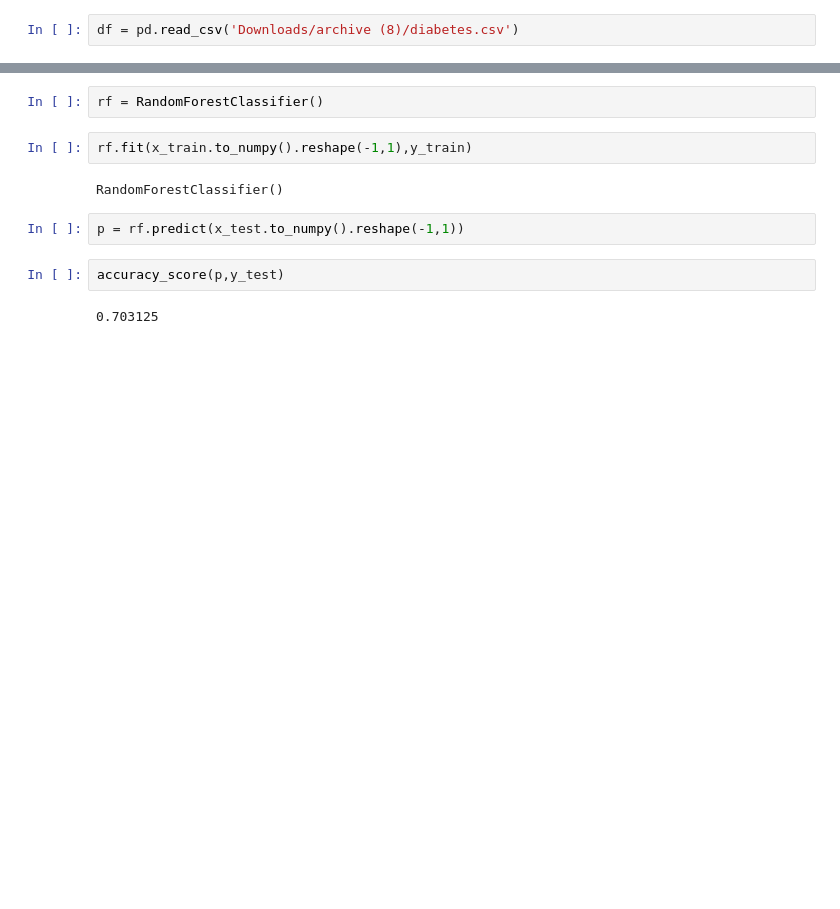
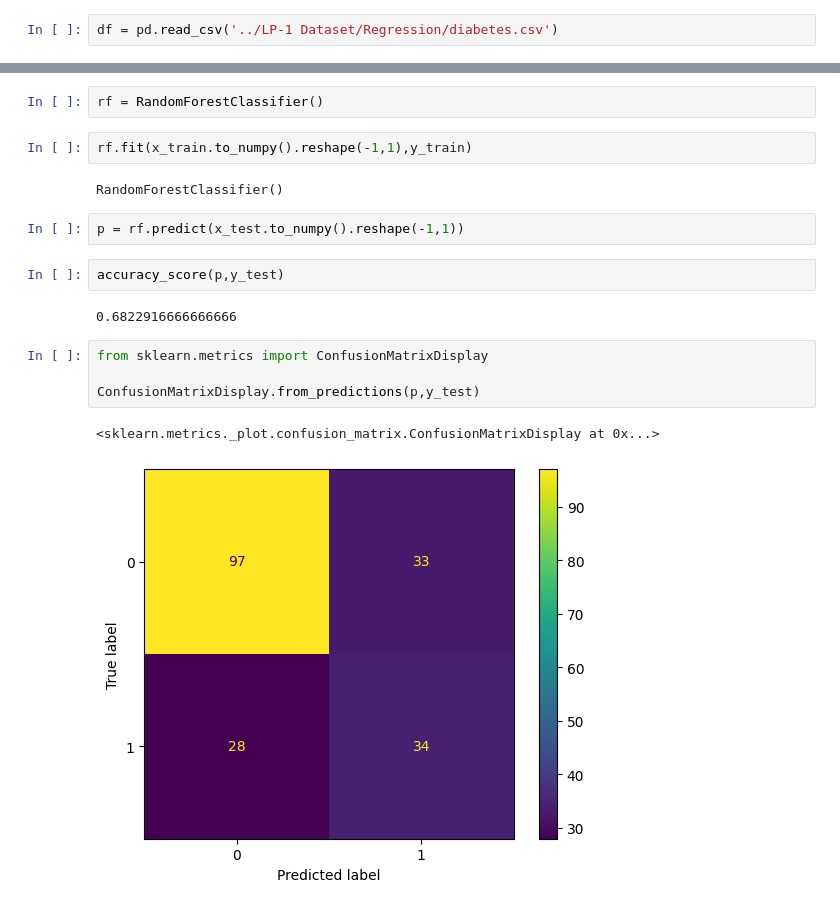
Before and after one commit to dkmishra2407/machinelearning-, a Jupyter notebook: ML SOLUTIONS/ML18.ipynb, the cells around one changed output, grey strips where cells are left out. Saved outputs shown, nothing was run; the diff lists cells and outputs as text; blank space fills up the shorter version.

```diff
--- a/ML SOLUTIONS/ML18.ipynb
+++ b/ML SOLUTIONS/ML18.ipynb
@@ -2,7 +2,7 @@
 import pandas as pd
 import numpy as np
 # %%
-df = pd.read_csv('Downloads/archive (8)/diabetes.csv')
+df = pd.read_csv('../LP-1 Dataset/Regression/diabetes.csv')
 # %%
 df
 # %% [output]
@@ -106,4 +108,11 @@ p = rf.predict(x_test.to_numpy().reshape(-1,1))
 # %%
 accuracy_score(p,y_test)
 # %% [output]
-0.703125
+0.6822916666666666
+# %%
+from sklearn.metrics import ConfusionMatrixDisplay
+
+ConfusionMatrixDisplay.from_predictions(p,y_test)
+# %% [output]
+<sklearn.metrics._plot.confusion_matrix.ConfusionMatrixDisplay at 0x...>
+[figure, added]
```
Also changed, not shown: parts of 3 cells of this notebook, 15 other files.
